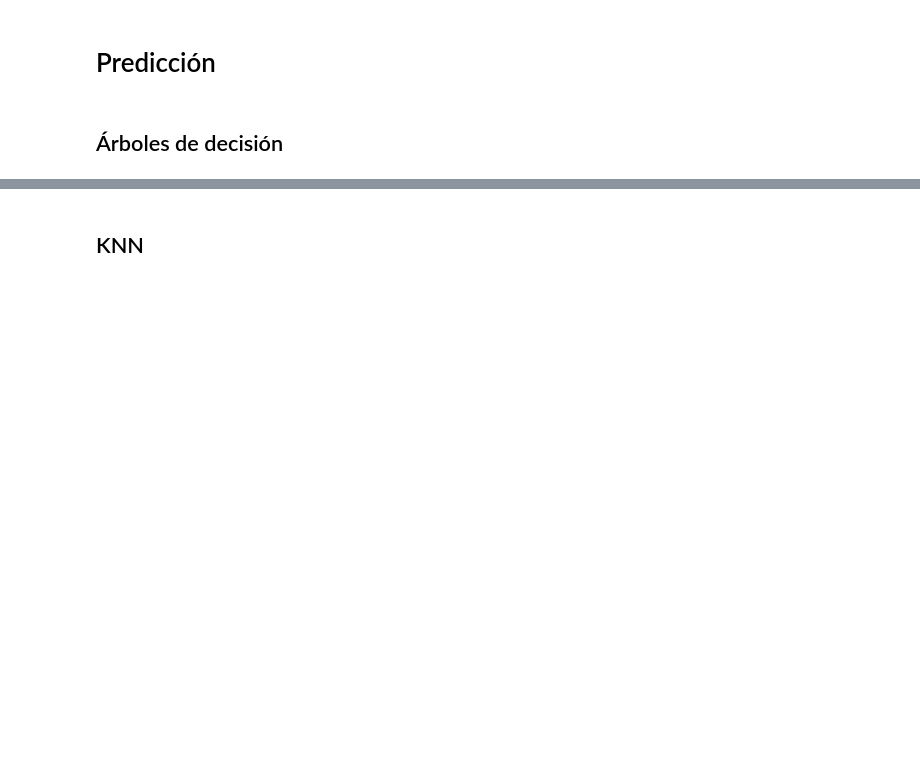
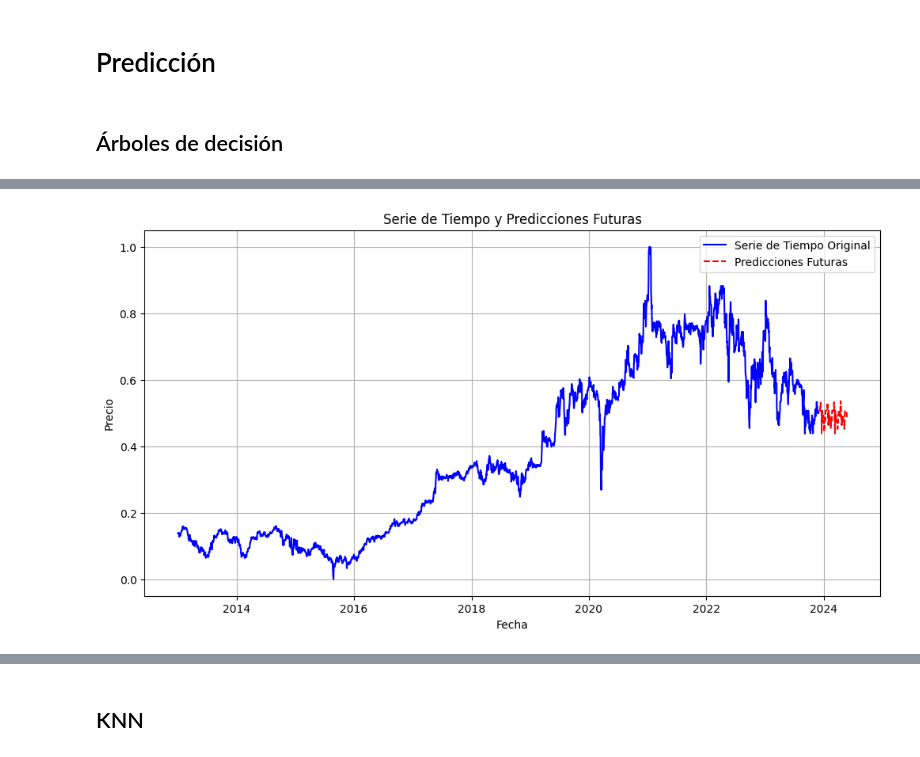
Before and after one commit to JesusAndresOssaPerez/TFM_SeriesdeTiempo, a Jupyter notebook: principal.ipynb, the cells around one changed output, grey strips where cells are left out. Saved outputs shown, nothing was run; the diff lists cells and outputs as text; code cells hidden in the pictures; blank space fills up the shorter version.

```diff
--- a/principal.ipynb
+++ b/principal.ipynb
@@ -562,0 +622,33 @@ MAE promedio utilizando validación cruzada en el conjunto de entrenamiento: 0.0
+# %%
+import numpy as np
+import pandas as pd
+import matplotlib.pyplot as plt
+
+# Supongamos que ya tienes los DataFrames `serie_tiempo_portafolio` y `forecast_df`
+
+# Crear un DataFrame con la serie de tiempo original
+original_df = pd.DataFrame({
+    'Date': serie_tiempo_portafolio.index,
+    'Price': serie_tiempo_portafolio.values.flatten()
+})
+
+# Crear un DataFrame con las predicciones
+forecast_df = pd.DataFrame(data=predictions, index=prediction_dates, columns=['Predicted Prices'])
+
+# Graficar la serie de tiempo original y las predicciones
+plt.figure(figsize=(12, 6))
+
+# Graficar la serie de tiempo original
+plt.plot(original_df['Date'], original_df['Price'], label='Serie de Tiempo Original', color='blue')
+
+# Graficar las predicciones futuras
+plt.plot(forecast_df.index, forecast_df['Predicted Prices'], label='Predicciones Futuras', color='red', linestyle='--')
+
+plt.xlabel('Fecha')
+plt.ylabel('Precio')
+plt.title('Serie de Tiempo y Predicciones Futuras')
+plt.legend()
+plt.grid(True)
+plt.show()
+# %% [output]
+[figure, added]
```
Also changed, not shown: parts of 25 cells of this notebook.
